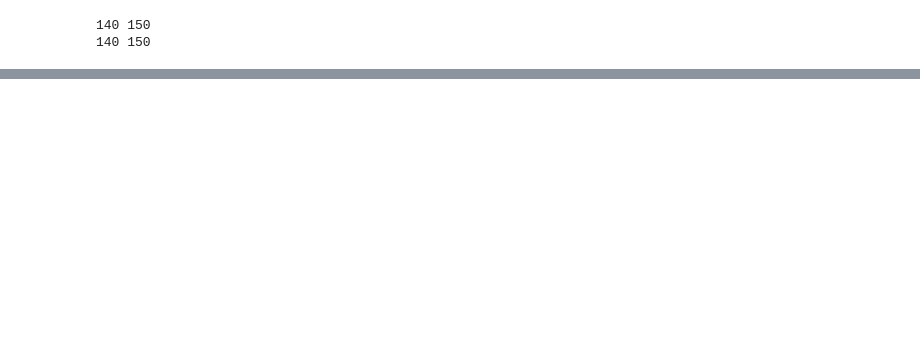
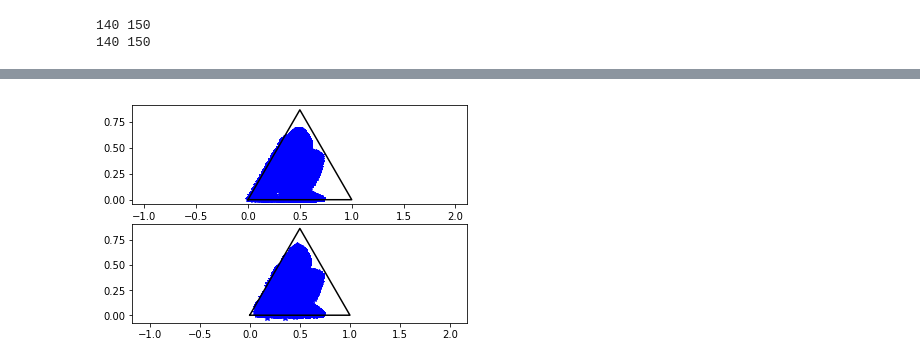
Before and after one commit to JensLangerak/minor-project-turbulence, a Jupyter notebook: RandomForrest Notebook.ipynb, the cells around one changed output, grey strips where cells are left out. Cells and saved outputs as stored; diff of their text form; code cells hidden in the pictures; blank space fills up the shorter version.

```diff
--- a/RandomForrest Notebook.ipynb
+++ b/RandomForrest Notebook.ipynb
@@ -377,0 +390,13 @@ plt.show()
+# %%
+plt.figure()
+plt.subplot(211)
+plt.plot(baryMap_DNS[0,:,:],baryMap_DNS[1,:,:],'b*')
+plt.plot([0,1,0.5,0],[0,0,np.sin(60*(np.pi/180)),0],'k-')
+plt.axis('equal')
+plt.subplot(212)
+plt.plot(np.add(test_discr[0,:,:], baryMap_RANS[0,:,:]) ,np.add(test_discr[1,:,:],baryMap_RANS[1,:,:]),'b*')
+plt.plot([0,1,0.5,0],[0,0,np.sin(60*(np.pi/180)),0],'k-')
+plt.axis('equal')
+plt.show()
+# %% [output]
+[figure, added]
```
Also changed, not shown: parts of 12 cells of this notebook, 1 other file.
